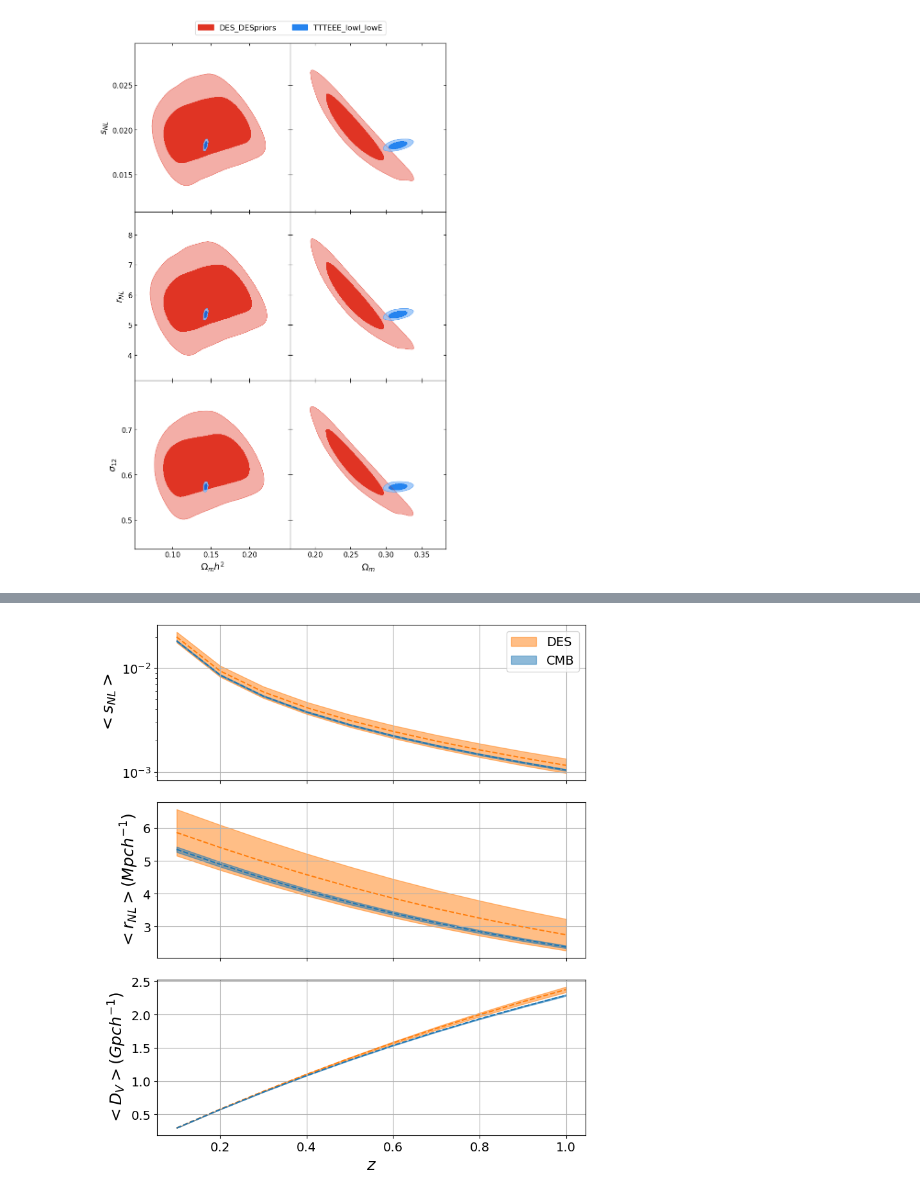
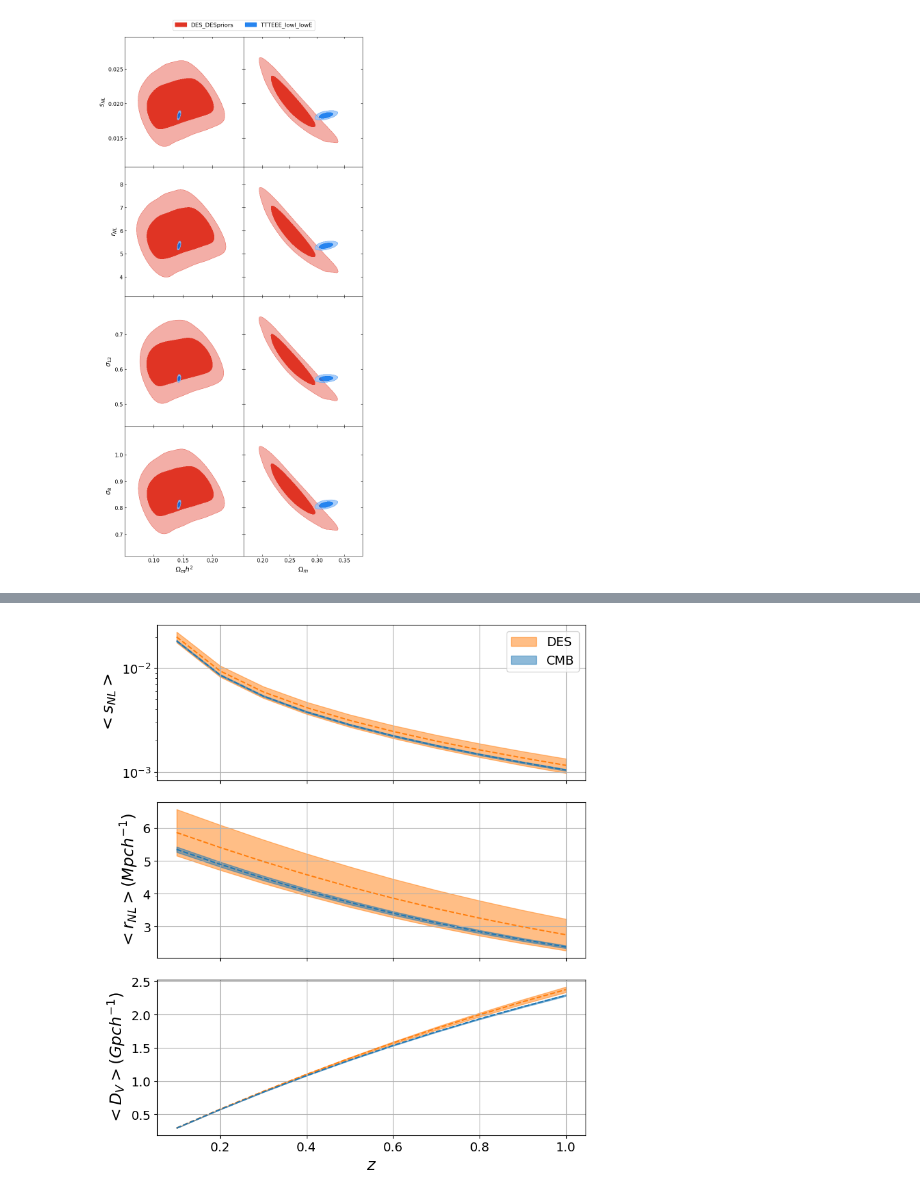
Before and after one commit to FedeDavilaKurban/Snl, a Jupyter notebook: Pk_from_MCMC.ipynb, the cells around one changed output, grey strips where cells are left out. Saved outputs shown, nothing was run; the diff lists cells and outputs as text; code cells hidden in the pictures.

```diff
--- a/Pk_from_MCMC.ipynb
+++ b/Pk_from_MCMC.ipynb
@@ -331,28 +331,28 @@ plt.show()
 # %%
 import numpy as np
 import matplotlib.pyplot as plt
 from getdist import loadMCSamples, plots, MCSamples
 
 # Create a GetDist plotter object
 g = plots.get_subplot_plotter(subplot_size=4)
 
 # Specify which parameters to plot (Omega_m and sigma_8)
-param_names = ['omegamh2', 's_nl']
+#param_names = ['omegamh2', 's_nl']
 
 # Plot labels
 labels = ['DES_DESpriors','TTTEEE_lowl_lowE']
 
 # Generate the 2D plot with contours for Omega_m vs sigma_8
-g.rectangle_plot(xparams=['omegamh2','omegam'],yparams=['s_nl','r_nl','sigma12'],roots=[samples_des,samples_cmb],\
+g.rectangle_plot(xparams=['omegamh2','omegam'],yparams=['s_nl','r_nl','sigma12', 'sigma8'],roots=[samples_des,samples_cmb],\
                  filled=True, legend_labels=labels, grid=True);
 
 # Add axis labels and title
 #g.export('omega_m_vs_sigma_8_plot.png')  # Save the plot if desired
 #plt.title(r'$\Omega_m$ vs $\sigma_8$ from PLA MCMC Samples', fontsize=16)
 #g.grid(True)
 plt.show()
 # %% [output]
-[figure, old version]
+[figure, new version]
 # %%
 import numpy as np
 import matplotlib.pyplot as plt
```
Also changed, not shown: parts of 10 cells of this notebook.
